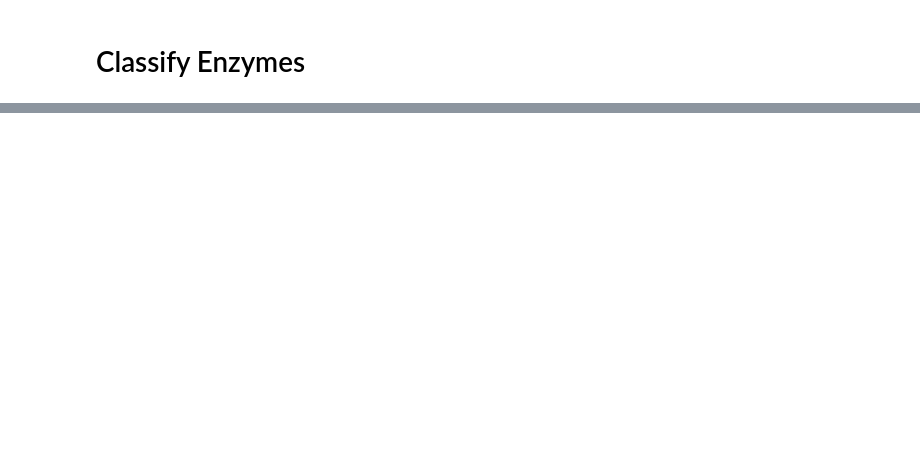
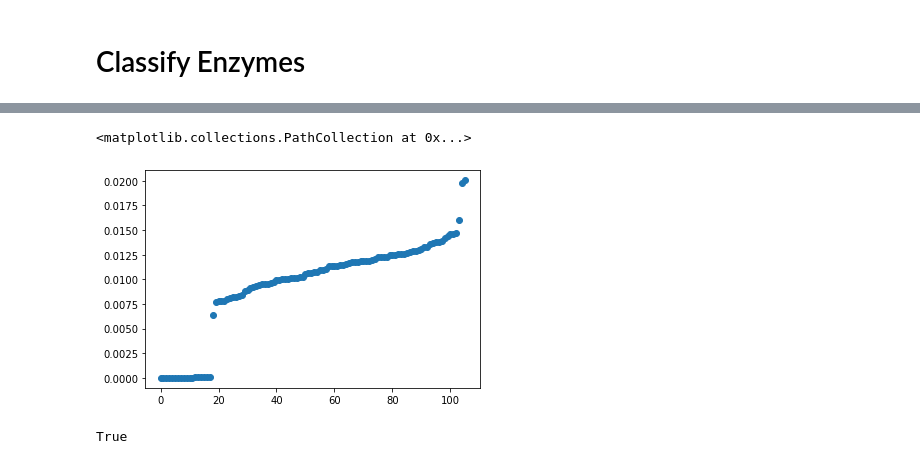
Before and after one commit to Swatantra-D/Enzyme_classification, a Jupyter notebook: Enzyme_classification_swat.ipynb, the cells around one changed output, grey strips where cells are left out. Saved outputs shown, nothing was run; the diff lists cells and outputs as text; code cells hidden in the pictures; blank space fills up the shorter version.

```diff
--- a/Enzyme_classification_swat.ipynb
+++ b/Enzyme_classification_swat.ipynb
@@ -161,0 +101,11 @@ Epoch 2/15
+# %%
+X_train, X_test, y_train, y_test = train_test_split(rf_x, rf_y, test_size=0.05)
+y_train = np.ravel(y_train)
+y_test = np.ravel(y_test)
+model = RandomForestClassifier(n_estimators=350, criterion='gini', max_depth=None, min_samples_split=2,
+                               min_samples_leaf=1, min_weight_fraction_leaf=0.0, max_features='sqrt',
+                               max_leaf_nodes=None, min_impurity_decrease=0.0, bootstrap=True, oob_score=True,
+                               n_jobs=None, random_state=2022, verbose=1, warm_start=False, class_weight=None,
+                               ccp_alpha=0.0, max_samples=None)
+# %%
+model.fit(X_train,y_train)
@@ -161,0 +117,6 @@ Epoch 2/15
+# %%
+imp_features = model.feature_importances_
+imp_features
+# %%
+sorted_idx = imp_features.argsort()
+imp_features[sorted_idx]
@@ -161,0 +141,10 @@ Epoch 2/15
+# %%
+plt.scatter(range(len(imp_features)),imp_features[sorted_idx])
+# %% [output]
+<matplotlib.collections.PathCollection at 0x...>
+[figure, added]
+# %%
+imp_features[sorted_idx] > 0.005    ## 0.005 visual threshold
+sorted_idx,
+# %% [output]
+True
```
Also changed, not shown: parts of 40 cells of this notebook.
